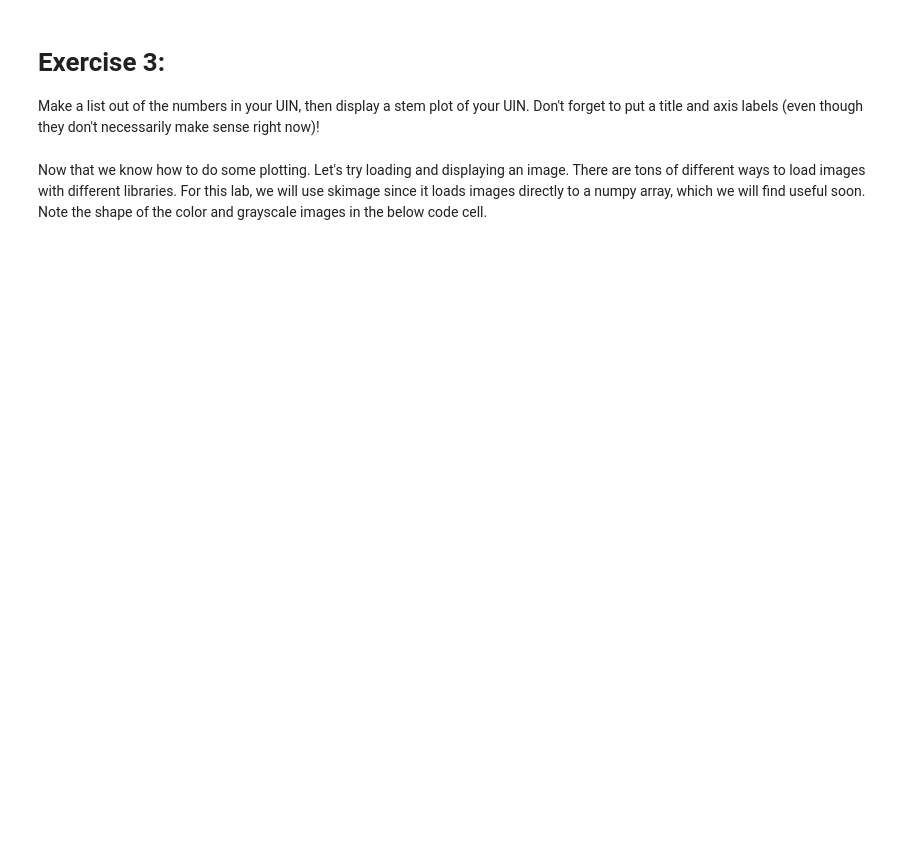
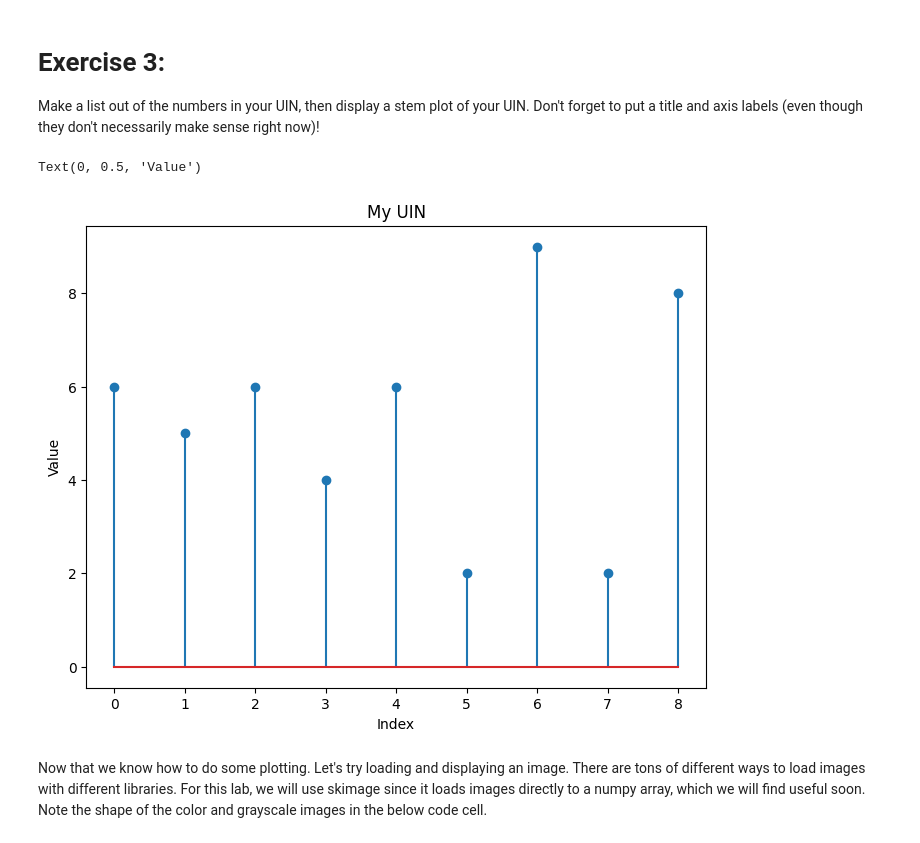
Before and after one commit to WilliamWei1126/SP26Class, a Jupyter notebook: ECE 311/Lab1/Lab1.ipynb, the cells around one changed output. Saved outputs shown, nothing was run; the diff lists cells and outputs as text; code cells hidden in the pictures; blank space fills up the shorter version.

```diff
--- a/ECE 311/Lab1/Lab1.ipynb
+++ b/ECE 311/Lab1/Lab1.ipynb
@@ -306,3 +407,15 @@ Make a list out of the numbers in your UIN, then display a stem plot of your UIN
+# %%
+# Code for Excercise 3 here.
+a = [6,5,6,4,6,2,9,2,8]
+vals = range(len(a))
+plt.figure(figsize=(8,6))
+plt.title('My UIN')
+plt.stem(vals, a)
+plt.xlabel('Index')
+plt.ylabel('Value')
+# %% [output]
+Text(0, 0.5, 'Value')
+[figure, added]
 # %% [markdown]
 Now that we know how to do some plotting. Let's try loading and displaying an image. There are tons of different ways to load images with different libraries. For this lab, we will use skimage since it loads images directly to a numpy array, which we will find useful soon. Note the shape of the color and grayscale images in the below code cell.
 # %%
```
Also changed, not shown: parts of 25 cells of this notebook.
